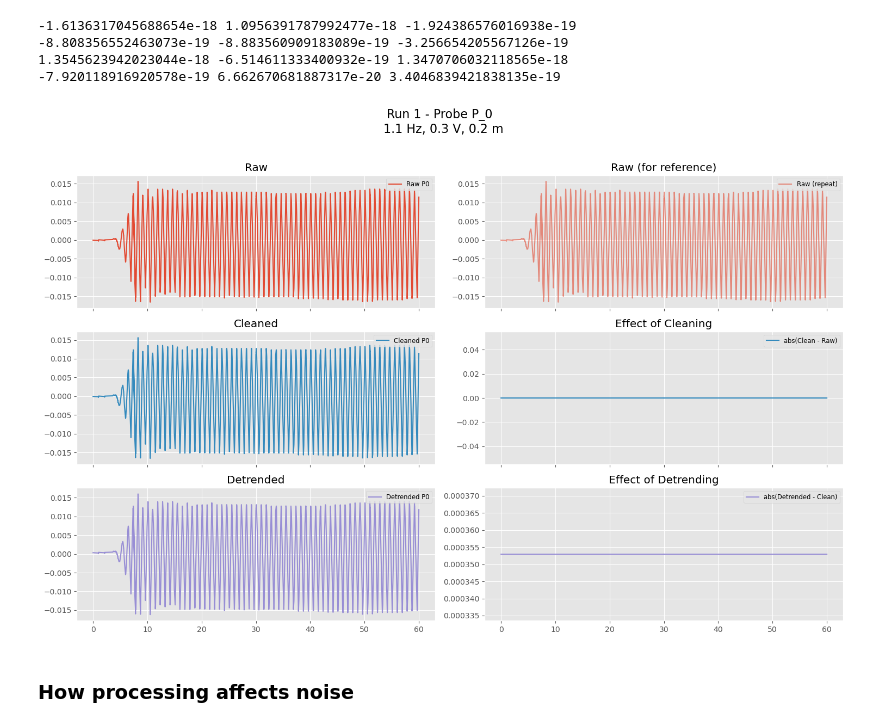
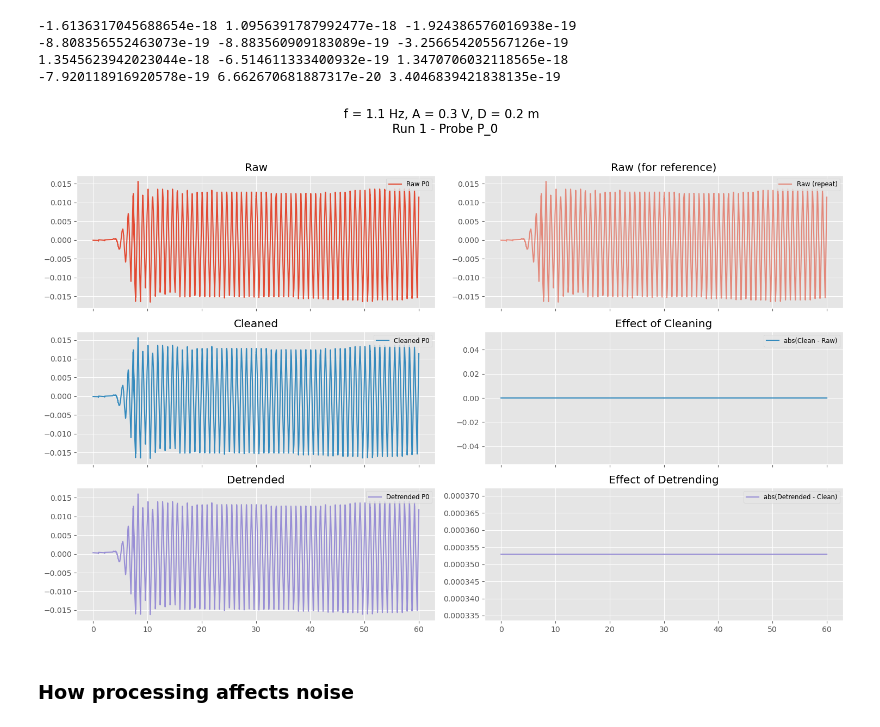
Before and after one commit to kjes4pres/Master_code, a Jupyter notebook: Lab/post_processing.ipynb, the cells around one changed output. Saved outputs shown, nothing was run; the diff lists cells and outputs as text; code cells hidden in the pictures.

```diff
--- a/Lab/post_processing.ipynb
+++ b/Lab/post_processing.ipynb
@@ -179,7 +177,7 @@ If the waves ran are too steep, additional outlier correction and interpolation
 I will show how the post processing affects both the noise measurement and an example on how it affects wave measurements.
 # %%
 # Example experiment with waves
-base_path = '/Users/kjesta/Desktop/LABDATA/Kjersti_20cm_week47_48/20cm/f11/a03'
+base_path = '/Users/kjesta/Desktop/LABDATA/Kjersti_130126/No_plates/20cm/f11/a03'
 
 # For plotting, specific parameters for this experiment
 freq = 1.1 # in Hz
@@ -223,30 +221,30 @@ for col in ['P_0', 'P_1', 'P_2', 'P_3']:
 # %%
 fig, ax = plt.subplots(3, 2, figsize=(15, 10), sharex='col')
 
 ax[0, 0].plot(r1_raw['time'], r1_raw['P_0'], label='Raw P0', color='C0')
 ax[1, 0].plot(r1_clean['time'], r1_clean['P_0'], label='Cleaned P0', color='C1')
 ax[2, 0].plot(r1_detrended['time'], r1_detrended['P_0'], label='Detrended P0', color='C2')
 
 ax[0, 0].set_title('Raw')
 ax[1, 0].set_title('Cleaned')
 ax[2, 0].set_title('Detrended')
 
 ax[0, 1].plot(r1_raw['time'], r1_raw['P_0'], label='Raw (repeat)', color='C0', alpha=0.6)
 ax[1, 1].plot(r1_clean['time'], np.abs(r1_clean['P_0'] - r1_raw['P_0']), label='abs(Clean - Raw)', color='C1')
 ax[2, 1].plot(r1_detrended['time'], np.abs(r1_detrended['P_0'] - r1_clean['P_0']), label='abs(Detrended - Clean)', color='C2')
 
 ax[0, 1].set_title('Raw (for reference)')
 ax[1, 1].set_title('Effect of Cleaning')
 ax[2, 1].set_title('Effect of Detrending')
 
 for row in range(3):
     for col in range(2):
         ax[row, col].legend(loc='upper right', fontsize='small')
 
-fig.suptitle(f'Run 1 - Probe P_0  \n{freq} Hz, {amp} V, {depth} m', fontsize=16)
+fig.suptitle(f'f = {freq} Hz, A = {amp} V, D = {depth} m \n Run 1 - Probe P_0', fontsize=16)
 fig.tight_layout(rect=[0, 0, 1, 0.96])
 # %% [output]
-[figure, old version]
+[figure, new version]
 # %% [markdown]
 ### How processing affects noise
 # %%
```
Also changed, not shown: parts of 16 cells of this notebook.
